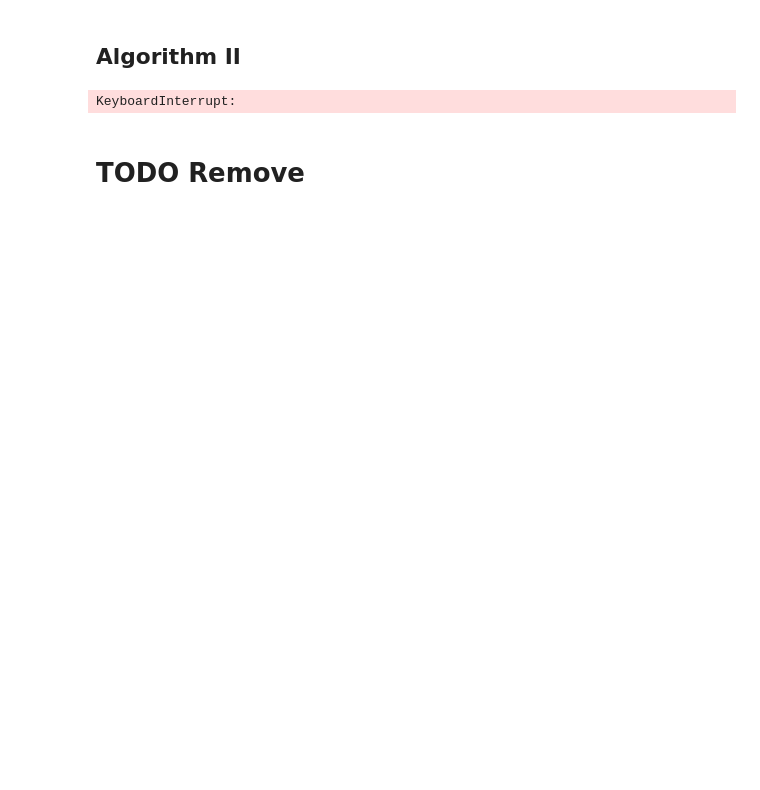
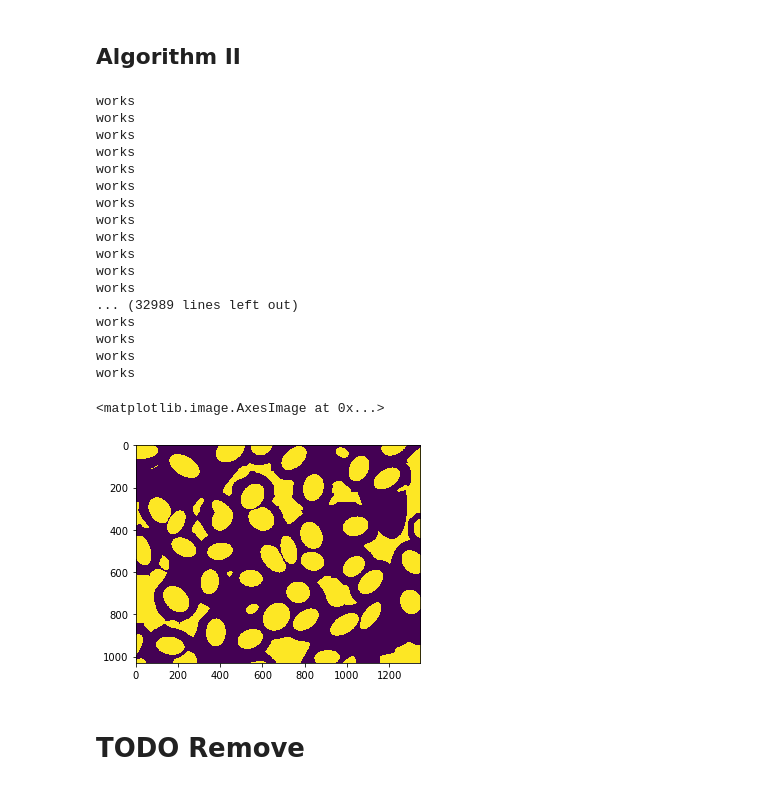
Before and after one commit to Jacob-Relle/MIP-Projekt, a Jupyter notebook: Project.ipynb, the cells around one changed output. Saved outputs shown, nothing was run; the diff lists cells and outputs as text; code cells hidden in the pictures; blank space fills up the shorter version.

Commit message:
Fixed ALG2
Fixed ALG2 and added final result also changed J_Energie to include objectiv and theta

```diff
--- a/Project.ipynb
+++ b/Project.ipynb
@@ -62,7 +62,6 @@ def generate_fragments(img,std_dev,int_threshold,min_seed_dist,max_search_depth,
             G.remove_edge(edge[0],edge[1])
 
     S = set()
-    RegionImages = np.empty((O))
     #iterate over all conected components (cc)
     for nodes_in_cc in nx.algorithms.connectivity.edge_kcomponents.k_edge_subgraphs(G,1):
         #Set the subgraph of curent cc
@@ -277,7 +241,7 @@ def global_solution(f,alpha,Omega,S):
     n = len(S)
     u = np.zeros(n)
     V = set(np.unique(Omega))
-    Z = np.copy(S)
+    Z = set(S)
     f_used = np.copy(f)
     #First Loop over copy of Omega
     while V != set():
@@ -296,25 +260,29 @@ def global_solution(f,alpha,Omega,S):
         k_min = np.nanargmin(c)
         #Set u of argmin to 1
         u[k_min] = 1
-        #Loop over all areas in Z_k
-        V -= S[k]
+        #Remove the nodes of Z_k
+        V -= S[k_min]
 
     #Second loop over not used elements of f
-    while np.isnan(f_used) != np.full(n,'True',dtype=bool):
+    while Z != set():
         #Set current element of interest k_prim
         k_prim = np.nanargmin(f_used)
-        #check if u[_k_prim hasn been used in first loop
+        #check if u[_k_prim hasnt been used in first loop
         if u[k_prim]==0:
             #crate subvector v of u
             v = np.copy(u)
             #loop over all elements of u that are non zero
-            for ind in np.nonzero(u):
+            for ind in np.nonzero(u)[0]:
                 #check if Z_ind is subset of Z_kprim
                 if not S[ind].issubset(S[k_prim]):
                     #if not set v to 0 to ignore it in the union
                     v[ind] = 0
             #check if union of all left subsets is equal to Z_kprim
-            if S[k_prim] == set().union(S[k] for k in np.nonzero(v)):
+            union = set()
+            for k in np.nonzero(v)[0]:
+                for label in S[k]:
+                    union.add(label)
+            if set(S[k_prim]) == union:
                 #check smth...
                 if f[k_prim]+alpha < np.dot(v,f + (alpha*np.ones(n))):
                     #Set u values of the used subsets to 0 and the union to 1
@@ -322,11 +290,52 @@ def global_solution(f,alpha,Omega,S):
                     u[k_prim] = 1
         #make f equal to nan for the used region
         f_used[k_prim]=np.nan
+        Z -= {S[k_prim]}
     return u
 # %%
-global_solution(f, alpha, Omega, list(S))
+
+u = global_solution(f, alpha, Omega, Z)
+segmentation = np.zeros_like(image)
+for k in range(len(u)):
+    if u[k]==1:
+        regions = []
+        for i in Z[k]:
+            regions.append(regionprops(Omega)[i-1])
+        n = len(regions)
+        area = 0
+        sub_img = np.zeros_like(Omega, dtype = bool)
+        for reg in regions:
+            area += reg.area
+            sub_img += Omega == reg.label
+        coords = regions[0].coords
+        for i in range(1, n):
+            coords = np.append(coords, regions[i].coords, axis = 0)
+        delta_s = matrix(np.array([[x[0]**2, x[1]**2, 2*x[0]*x[1], x[0], x[1], 1] for x in coords]), (area, 6))
+        s = delta_s * theta[k,:].T
+        for i,pixel in enumerate(coords ,start= 0):
+            if s[i]>=0:
+                segmentation[pixel[0],pixel[1]] = 1
+plt.imshow(segmentation)
 # %% [output]
-KeyboardInterrupt:
+works
+works
+works
+works
+works
+works
+works
+works
+works
+works
+works
+works
+... (32989 lines left out)
+works
+works
+works
+works
+<matplotlib.image.AxesImage at 0x...>
+[figure, added]
 # %% [markdown]
 # TODO Remove
 # %%
```
Also changed, not shown: parts of 10 cells of this notebook.
